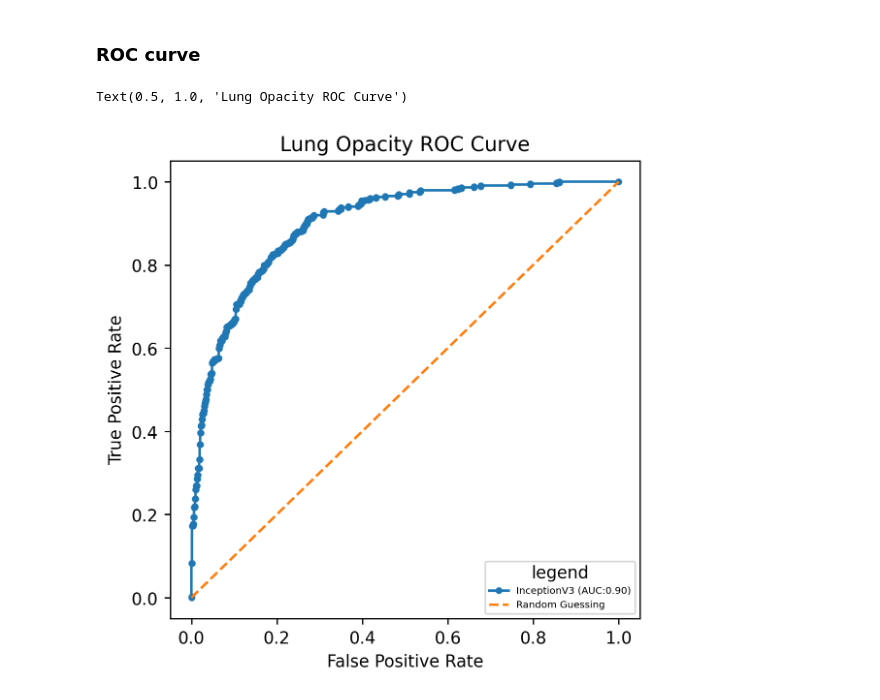
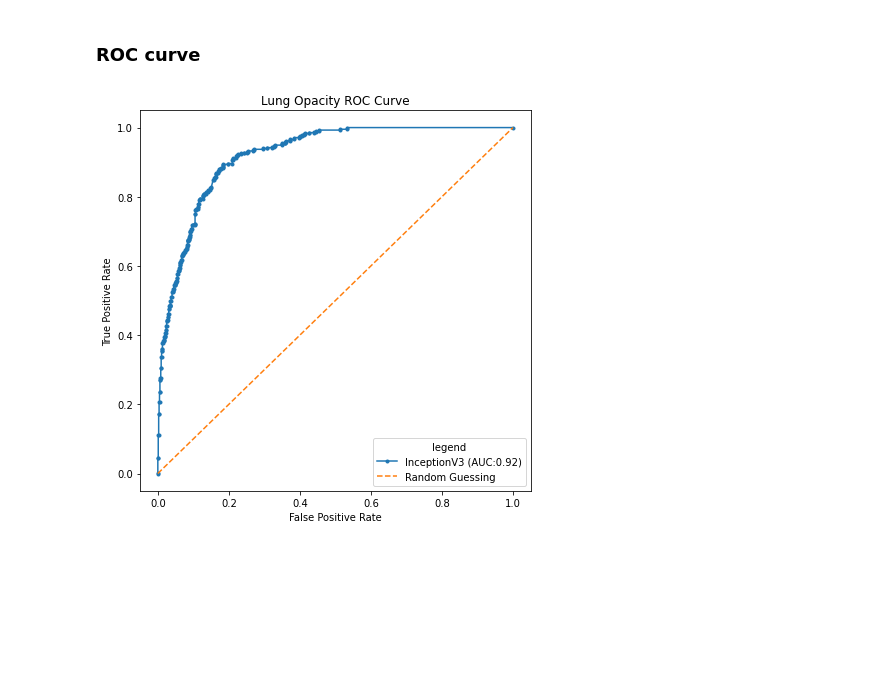
Before and after one commit to pswaruppk/GL_CAPSTONE, a Jupyter notebook: classification_option1_InceptionV3.ipynb, the cells around one changed output. Cells and saved outputs as stored; diff of their text form; code cells hidden in the pictures; blank space fills up the shorter version.

```diff
--- a/classification_option1_InceptionV3.ipynb
+++ b/classification_option1_InceptionV3.ipynb
@@ -42,15 +48,15 @@ BASE_MODEL = "InceptionV3"
 MODEL_NAME  = "Option-1" + "." + BASE_MODEL
 if os.path.isdir(MODEL_NAME) == False:
   os.mkdir(MODEL_NAME)
-WEIGHTS_FILE = MODEL_NAME+"/" + "weights.best.h5"
-HISTORY_FILE = MODEL_NAME+"/" +"history.csv"
-PREDICTION_FILE = MODEL_NAME+"/" + "prediction.pkl"
+WEIGHTS_FILE = MODEL_NAME+"/" + "weights.best.final1.h5"
+HISTORY_FILE = MODEL_NAME+"/" +"history_final1.csv"
+PREDICTION_FILE = MODEL_NAME+"/" + "prediction_final1.pkl"
 BATCH_SIZE = 32
 IMAGE_SIZE = 299 #target image width
 IMG_WIDTH = 1024 #Original image width
-FORCE_TRAINING = True #True , change it to force training
+FORCE_TRAINING = False #True , change it to force training
 DROPOUT = 0.25 # [0, 0.25, 0.5]
 DENSE_COUNT = 128 # [32, 64, 128, 256]
 LEARN_RATE = 1e-3 # [1e-4, 1e-3, 4e-3]
 ALPHA = 1.0
-EPOCHS = 5
+EPOCHS = 12
@@ -259,10 +483,10 @@ plot_model(top_model)
 checkpoint = ModelCheckpoint(WEIGHTS_FILE, monitor='val_loss', verbose=1,
                              save_best_only=True, mode='min', save_weights_only = True)
 
-reduceLROnPlat = ReduceLROnPlateau(monitor='val_loss', factor=0.8,
+reduceLROnPlat = ReduceLROnPlateau(monitor='val_loss', factor=0.2,
                                    patience=3, verbose=1, mode='auto',
                                    min_delta=0.0001, cooldown=5, min_lr=1e-8)
 early = EarlyStopping(monitor="val_loss",
                       mode="min",
-                      patience=6)
+                      patience=3)
 callbacks_list = [checkpoint, early, reduceLROnPlat]
@@ -615,16 +1019,15 @@ weighted avg       0.83      0.81      0.82      1263
 # %%
 from sklearn.metrics import roc_curve, roc_auc_score
 from matplotlib.font_manager import FontProperties
 fontP = FontProperties()
 fontP.set_size('xx-small')
 fpr, tpr, _ = roc_curve(y_test, pred_y)
-fig, ax1 = plt.subplots(1,1, figsize = (5, 5), dpi = 250)
+fig, ax1 = plt.subplots(1,1, figsize = (7, 7))
 ax1.plot(fpr, tpr, marker='.', label = 'InceptionV3 (AUC:%2.2f)' % roc_auc_score(y_test, pred_y))
 ax1.plot(fpr, fpr, linestyle='--', label = 'Random Guessing')
-ax1.legend(title='legend',  loc='lower right', prop=fontP)
+ax1.legend(title='legend',  loc='lower right')
 ax1.set_xlabel('False Positive Rate')
 ax1.set_ylabel('True Positive Rate');
-ax1.set_title('Lung Opacity ROC Curve')
+ax1.set_title('Lung Opacity ROC Curve');
 # %% [output]
-Text(0.5, 1.0, 'Lung Opacity ROC Curve')
-[figure, old version]
+[figure, new version]
```
Also changed, not shown: parts of 59 cells of this notebook.
